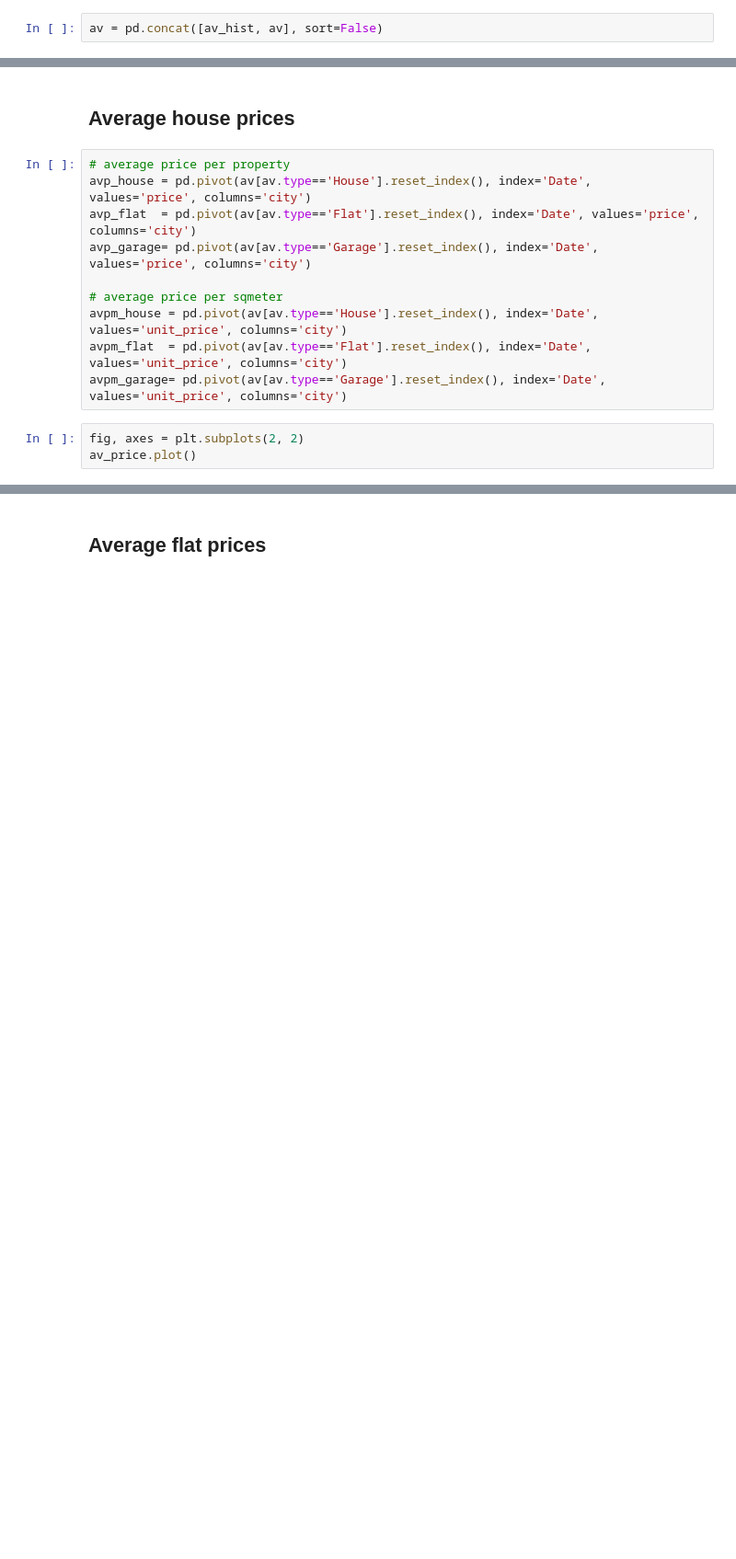
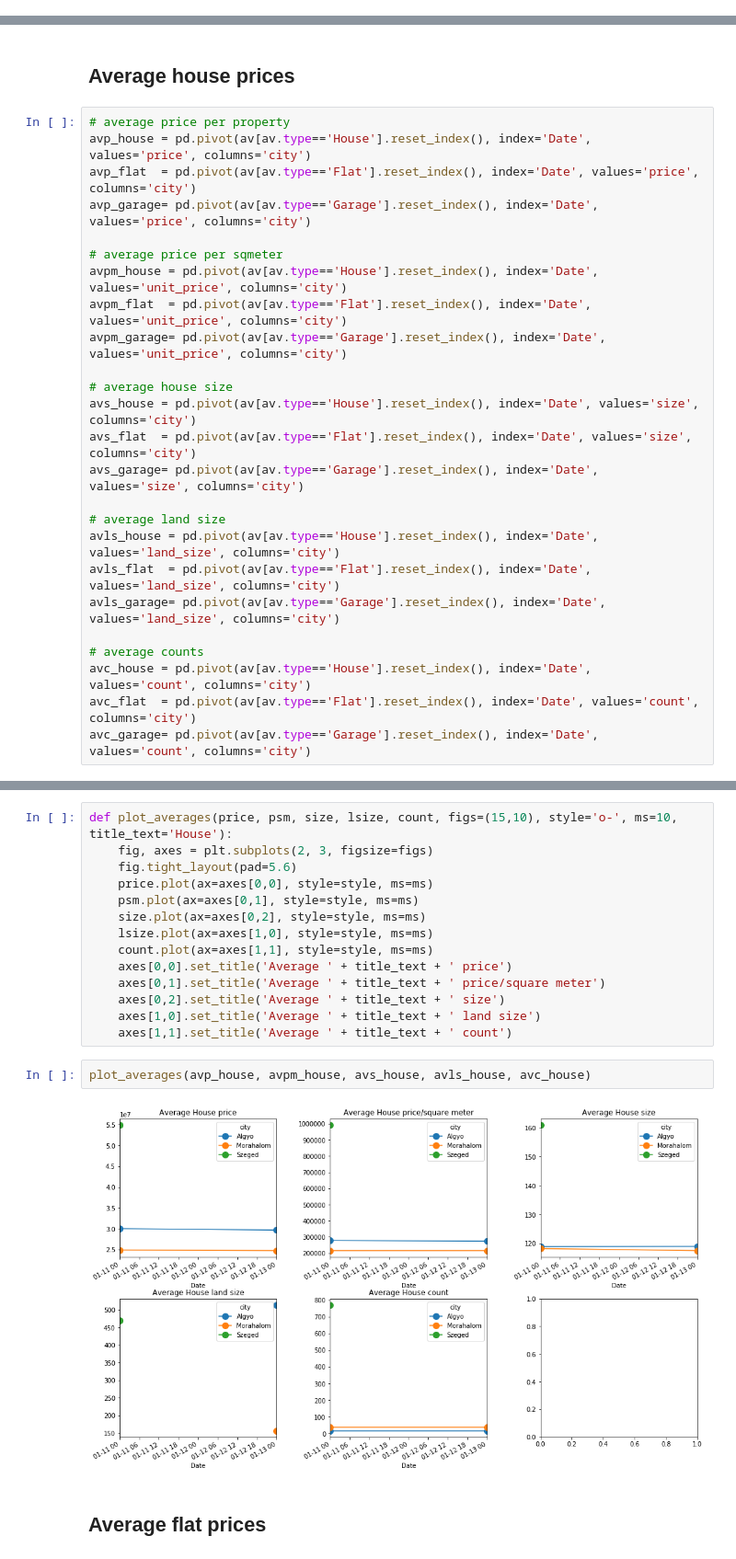
Before and after one commit to diveki/Property-finder, a Jupyter notebook: Summary_for_flats_template.ipynb, the cells around one changed output, grey strips where cells are left out. Shown: that part at 92% size. Saved outputs shown, nothing was run; the diff lists cells and outputs as text; blank space fills up the shorter version.

Commit message:
averaged figures are made

```diff
--- a/Summary_for_flats_template.ipynb
+++ b/Summary_for_flats_template.ipynb
@@ -39,2 +37,0 @@ av = av.loc[:,avhist_colnames]
-# %%
-av = pd.concat([av_hist, av], sort=False)
@@ -64,6 +49,18 @@ avp_garage= pd.pivot(av[av.type=='Garage'].reset_index(), index='Date', values='
 avpm_house = pd.pivot(av[av.type=='House'].reset_index(), index='Date', values='unit_price', columns='city')
 avpm_flat  = pd.pivot(av[av.type=='Flat'].reset_index(), index='Date', values='unit_price', columns='city')
 avpm_garage= pd.pivot(av[av.type=='Garage'].reset_index(), index='Date', values='unit_price', columns='city')
+
+# average house size
+avs_house = pd.pivot(av[av.type=='House'].reset_index(), index='Date', values='size', columns='city')
+avs_flat  = pd.pivot(av[av.type=='Flat'].reset_index(), index='Date', values='size', columns='city')
+avs_garage= pd.pivot(av[av.type=='Garage'].reset_index(), index='Date', values='size', columns='city')
+
+# average land size
+avls_house = pd.pivot(av[av.type=='House'].reset_index(), index='Date', values='land_size', columns='city')
+avls_flat  = pd.pivot(av[av.type=='Flat'].reset_index(), index='Date', values='land_size', columns='city')
+avls_garage= pd.pivot(av[av.type=='Garage'].reset_index(), index='Date', values='land_size', columns='city')
+
+# average counts
+avc_house = pd.pivot(av[av.type=='House'].reset_index(), index='Date', values='count', columns='city')
+avc_flat  = pd.pivot(av[av.type=='Flat'].reset_index(), index='Date', values='count', columns='city')
+avc_garage= pd.pivot(av[av.type=='Garage'].reset_index(), index='Date', values='count', columns='city')
-# %%
-fig, axes = plt.subplots(2, 2)
-av_price.plot()
@@ -73,2 +67,20 @@ av_price.plot()
+# %%
+def plot_averages(price, psm, size, lsize, count, figs=(15,10), style='o-', ms=10, title_text='House'):
+    fig, axes = plt.subplots(2, 3, figsize=figs)
+    fig.tight_layout(pad=5.6)
+    price.plot(ax=axes[0,0], style=style, ms=ms)
+    psm.plot(ax=axes[0,1], style=style, ms=ms)
+    size.plot(ax=axes[0,2], style=style, ms=ms)
+    lsize.plot(ax=axes[1,0], style=style, ms=ms)
+    count.plot(ax=axes[1,1], style=style, ms=ms)
+    axes[0,0].set_title('Average ' + title_text + ' price')
+    axes[0,1].set_title('Average ' + title_text + ' price/square meter')
+    axes[0,2].set_title('Average ' + title_text + ' size')
+    axes[1,0].set_title('Average ' + title_text + ' land size')
+    axes[1,1].set_title('Average ' + title_text + ' count')
+# %%
+plot_averages(avp_house, avpm_house, avs_house, avls_house, avc_house)
+# %% [output]
+[figure, added]
 # %% [markdown]
 ## Average flat prices
```
Also changed, not shown: parts of 10 cells of this notebook, 2 other files.
